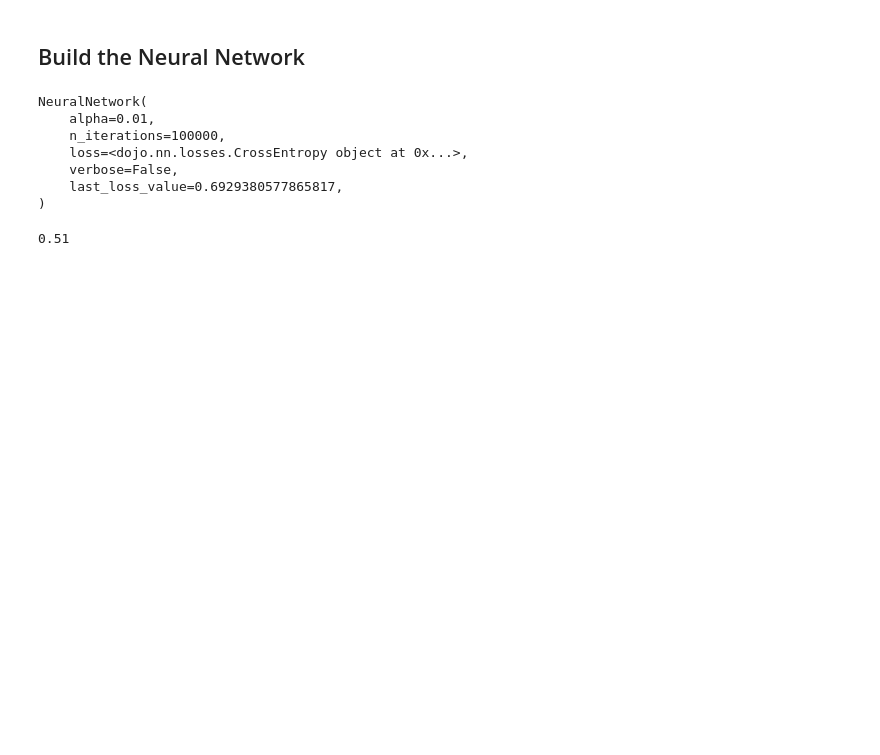
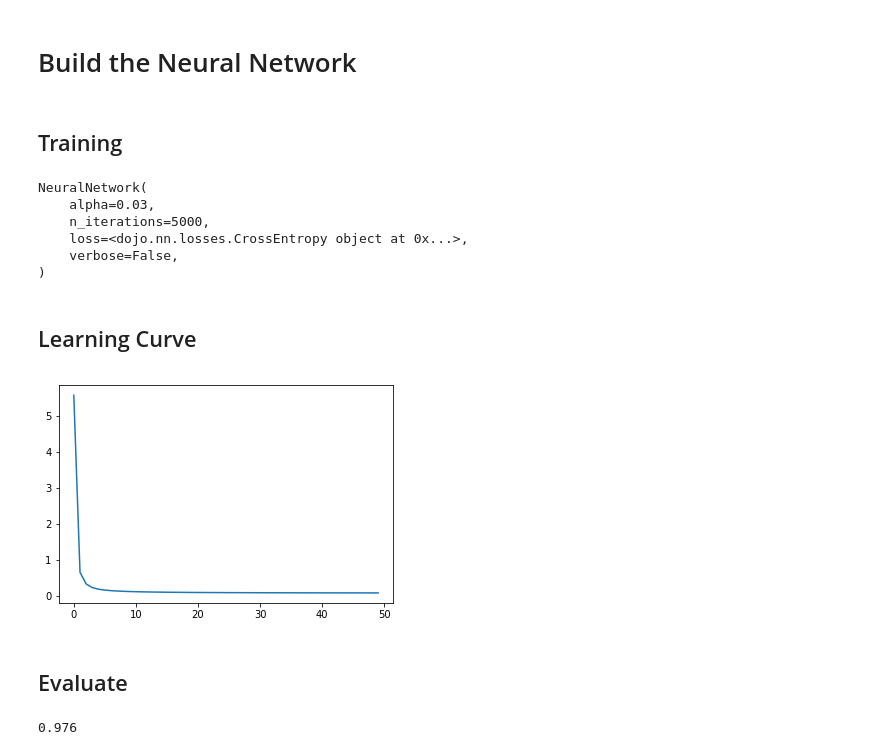
Before and after one commit to VIVelev/PyDojoML, a Jupyter notebook: Neural Network.ipynb, the cells around one changed output. Saved outputs shown, nothing was run; the diff lists cells and outputs as text; code cells hidden in the pictures; blank space fills up the shorter version.

```diff
--- a/Neural Network.ipynb
+++ b/Neural Network.ipynb
@@ -23,4 +26,4 @@ plt.show();
 # %% [markdown]
-## Build the Neural Network
+# Build the Neural Network
 # %%
 M, N_INPUTS = X.shape
@@ -31,17 +35,26 @@ model.add(Dense(1, 100, activation="sigmoid"))
+# %% [markdown]
+## Training
 # %%
-model.fit(X.T, y)
+model.fit(X, y)
 # %% [output]
 NeuralNetwork(
-    alpha=0.01,
-    n_iterations=100000,
+    alpha=0.03,
+    n_iterations=5000,
     loss=<dojo.nn.losses.CrossEntropy object at 0x...>,
     verbose=False,
-    last_loss_value=0.6929380577865817,
 )
+# %% [markdown]
+## Learning Curve
+# %%
+plt.plot(model._loss_values[::100]);
+# %% [output]
+[figure, added]
+# %% [markdown]
+## Evaluate
 # %%
-model.evaluate(X.T, y)
+model.evaluate(X, y)
 # %% [output]
-0.51
+0.976
 # %%
 def plot_decision_boundry(model, X, y, transpose=False):
     x_min, x_max = X[:, 0].min() - 1, X[:, 0].max() + 1
```
Also changed, not shown: parts of 8 cells of this notebook, 2 other files.
